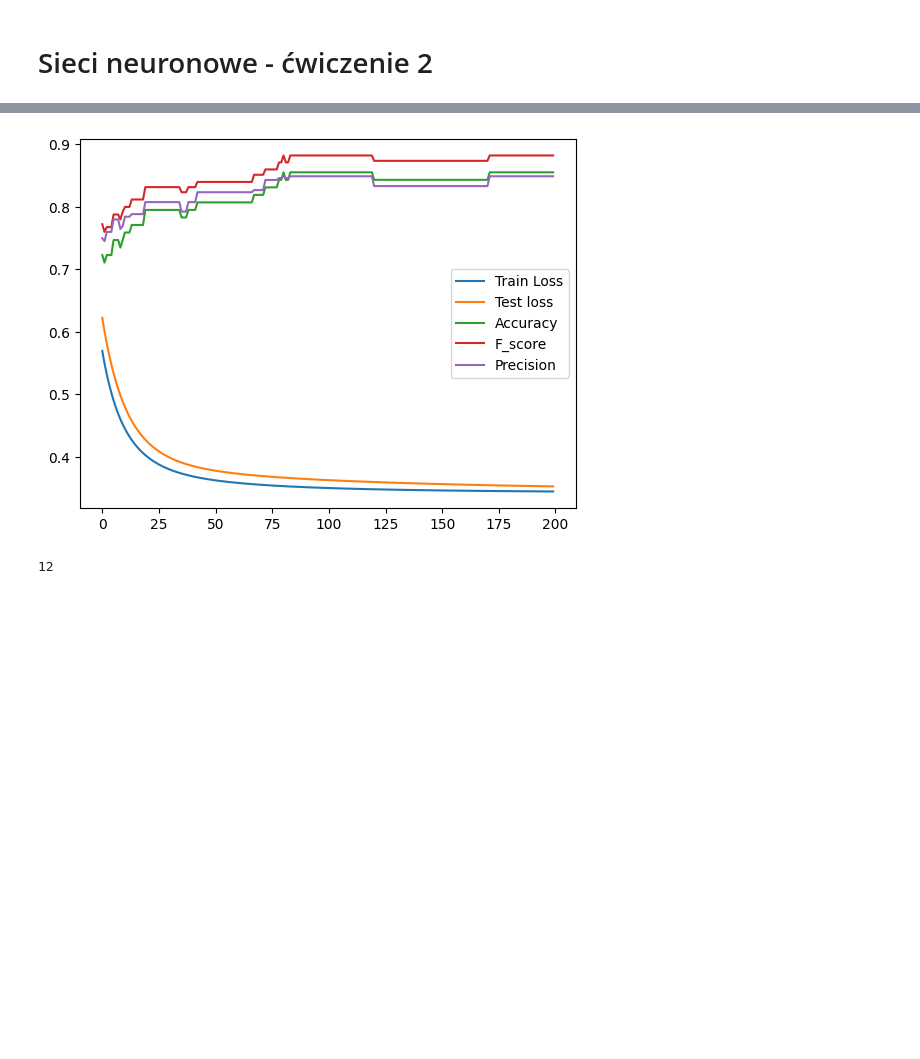
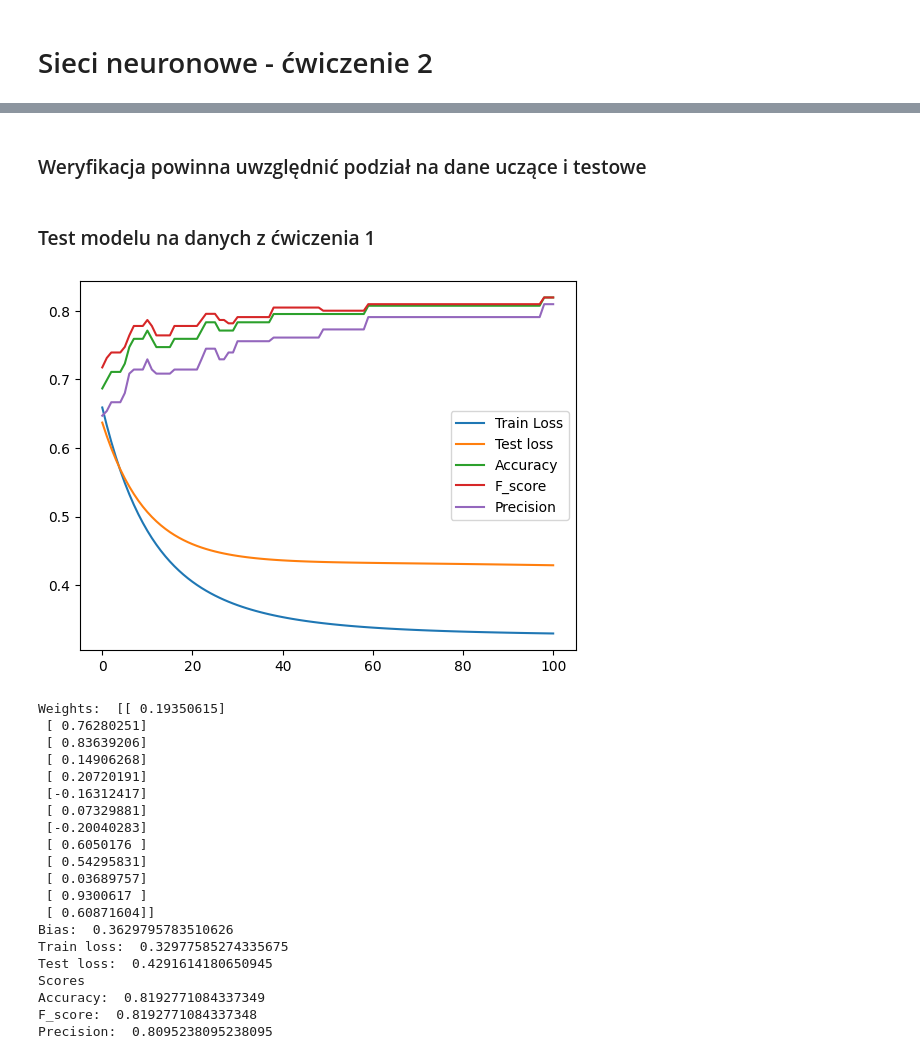
Before and after one commit to SzymonSawczuk/neural-networks, a Jupyter notebook: lab2/Ćwiczenie_2_Szymon_Sawczuk_260287.ipynb, the cells around one changed output, grey strips where cells are left out. Drawn from its saved outputs; the diff is of its cells as text; code cells hidden in the pictures; blank space fills up the shorter version.

```diff
--- a/lab2/Ćwiczenie_2_Szymon_Sawczuk_260287.ipynb
+++ b/lab2/Ćwiczenie_2_Szymon_Sawczuk_260287.ipynb
@@ -151,3 +216,5 @@ Name: count, dtype: int64
+# %% [markdown]
+<h3>Weryfikacja powinna uwzględnić podział na dane uczące i testowe</h3>
 # %%
 def train_test_split(features, targets, percentage):
     choices = np.random.choice(range(features.shape[0]), size=(int(features.shape[0] * percentage/100),), replace=False)
@@ -157,33 +224,36 @@ def train_test_split(features, targets, percentage):
     return features[split], targets[split], features[~split], targets[~split]
 # %%
 features = result.loc[:, result.columns != "heart_disease"].to_numpy()
-targets = result["heart_disease"].to_numpy()[np.newaxis].T
+targets = result["heart_disease"].to_numpy()
 
 x_train, y_train, x_test, y_test = train_test_split(features, targets, 70)
-# %%
-max_iter = 200
-
-ex1 = LogarithmicRegression()
-
-losses, weights, biases, losses_test, accuracy, f_score, precision = ex1.logarithmicRegression(x_train, y_train, x_test, y_test, 0.2, max_iter, 0.0000003)
-
-plt.plot(np.arange(len(losses)), losses, label="Train Loss")
-plt.plot(np.arange(len(losses)), losses_test, label="Test loss")
-plt.plot(np.arange(len(losses)), accuracy, label="Accuracy")
-plt.plot(np.arange(len(losses)), f_score, label="F_score")
-plt.plot(np.arange(len(losses)), precision, label="Precision")
-plt.legend()
-plt.show()
-
-y_pred = ex1.predict(x_test)
-
-index = 0
-count = 0
-for val in y_test:
-    if(val != y_pred[index]):
-        count += 1
-    index += 1
-print(count, y_test.shape)
-# %% [output]
-[figure, removed]
-12
+# %% [markdown]
+<h3>Test modelu na danych z ćwiczenia 1</h3>
+# %%
+max_iter = 200
+
+ex1 = LogarithmicRegression()
+
+result_ex1 = ex1.logarithmicRegression(x_train, y_train, x_test, y_test, 0.2, max_iter, 0.0001)
+# %% [output]
+[figure, added]
+Weights:  [[ 0.19350615]
+ [ 0.76280251]
+ [ 0.83639206]
+ [ 0.14906268]
+ [ 0.20720191]
+ [-0.16312417]
+ [ 0.07329881]
+ [-0.20040283]
+ [ 0.6050176 ]
+ [ 0.54295831]
+ [ 0.03689757]
+ [ 0.9300617 ]
+ [ 0.60871604]]
+Bias:  0.3629795783510626
+Train loss:  0.32977585274335675
+Test loss:  0.4291614180650945
+Scores
+Accuracy:  0.8192771084337349
+F_score:  0.8192771084337348
+Precision:  0.8095238095238095
```
Also changed, not shown: parts of 7 cells of this notebook.
